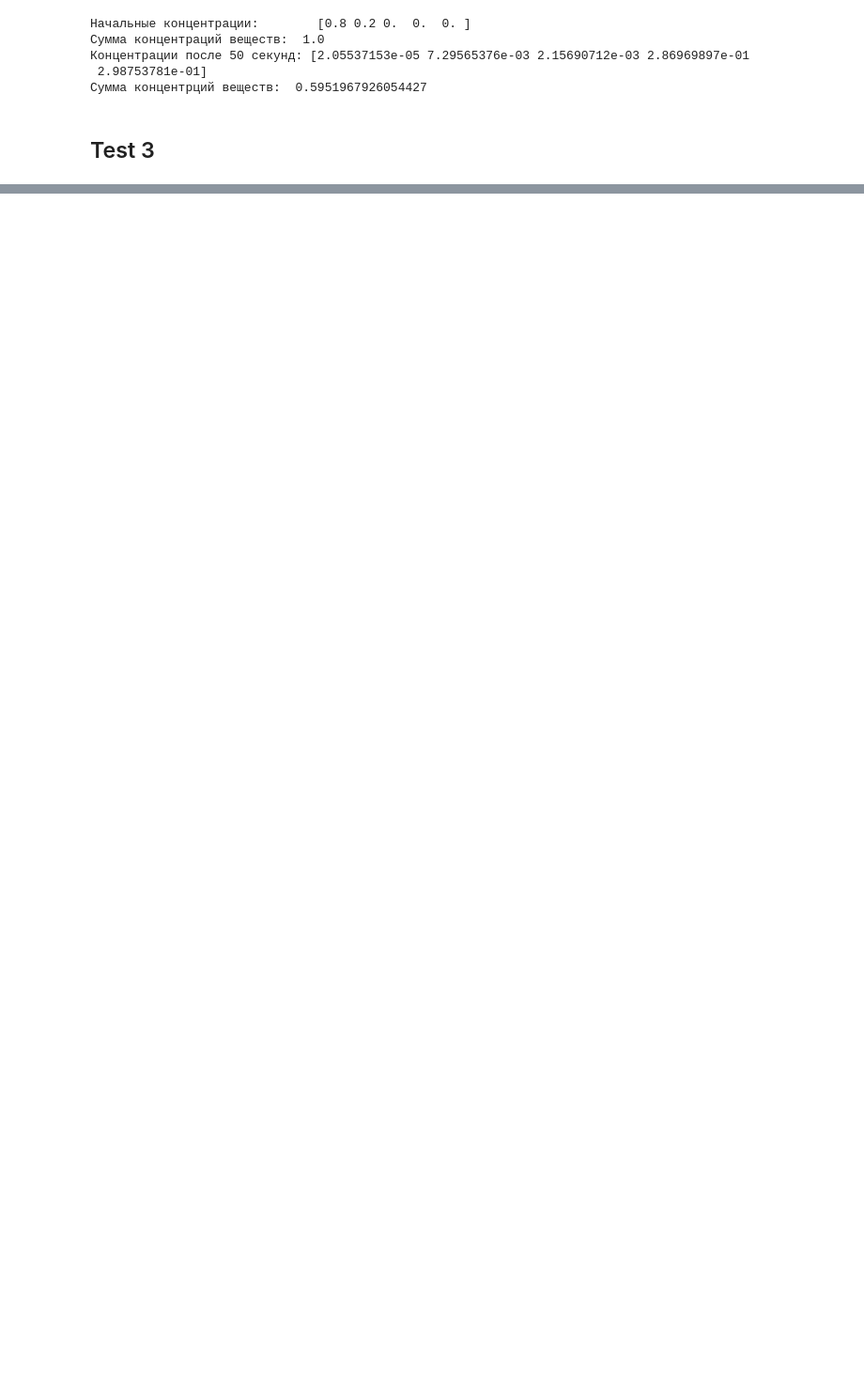
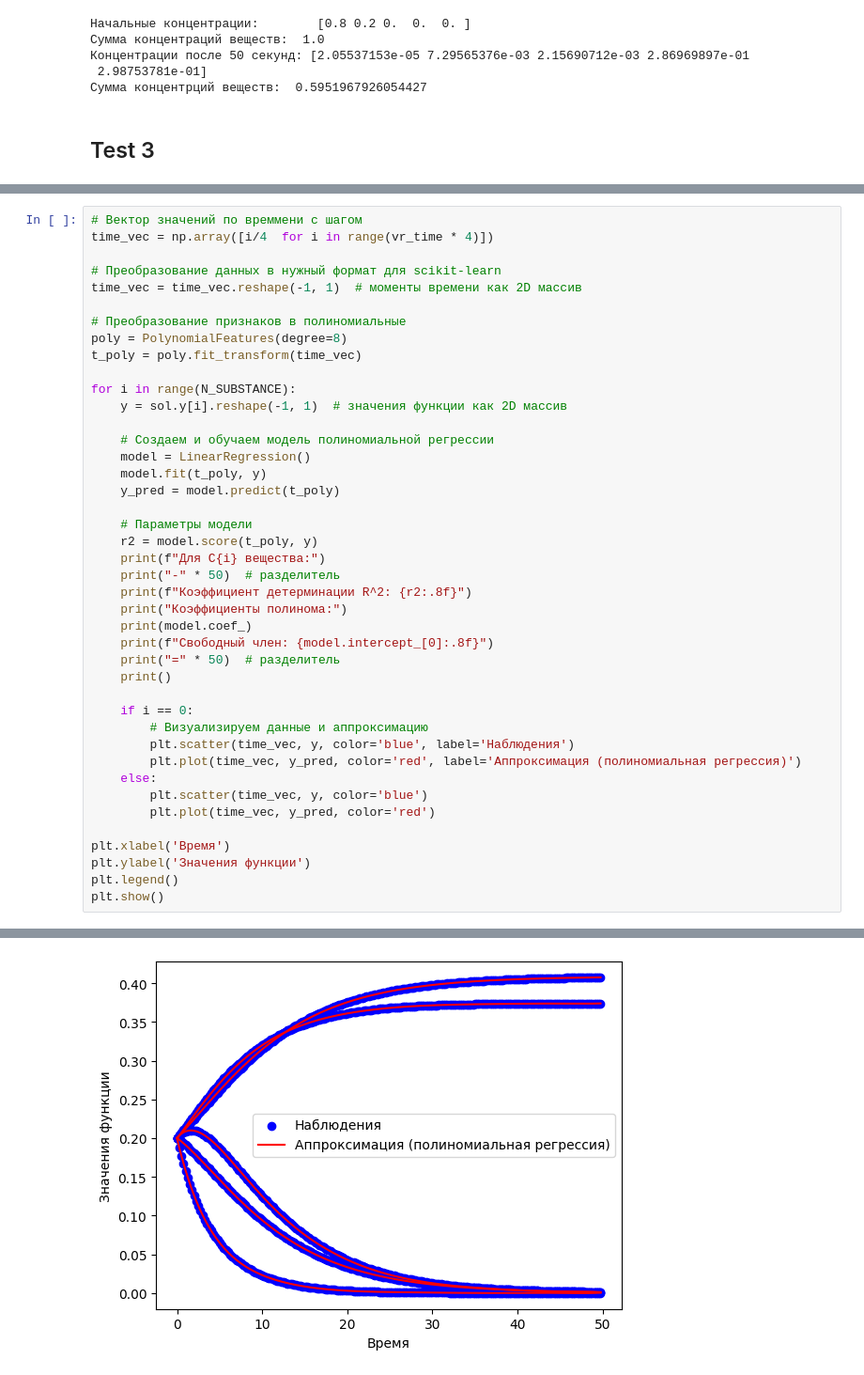
Before and after one commit to Lirik-17/Chemistry, a Jupyter notebook: My_chem_gen/Задача Бориса.ipynb, the cells around one changed output, grey strips where cells are left out. Shown: that part at 94% size. Drawn from its saved outputs; the diff is of its cells as text; blank space fills up the shorter version.

```diff
--- a/My_chem_gen/Задача Бориса.ipynb
+++ b/My_chem_gen/Задача Бориса.ipynb
@@ -297,0 +356,43 @@ print("Сумма концентрций веществ: ", sum(sol.y[:, vr_time
+# %%
+# Вектор значений по времмени с шагом
+time_vec = np.array([i/4  for i in range(vr_time * 4)])
+
+# Преобразование данных в нужный формат для scikit-learn
+time_vec = time_vec.reshape(-1, 1)  # моменты времени как 2D массив
+
+# Преобразование признаков в полиномиальные
+poly = PolynomialFeatures(degree=8)
+t_poly = poly.fit_transform(time_vec)
+
+for i in range(N_SUBSTANCE):
+    y = sol.y[i].reshape(-1, 1)  # значения функции как 2D массив
+
+    # Создаем и обучаем модель полиномиальной регрессии
+    model = LinearRegression()
+    model.fit(t_poly, y)
+    y_pred = model.predict(t_poly)
+
+    # Параметры модели
+    r2 = model.score(t_poly, y)
+    print(f"Для C{i} вещества:")
+    print("-" * 50)  # разделитель
+    print(f"Коэффициент детерминации R^2: {r2:.8f}")
+    print("Коэффициенты полинома:")
+    print(model.coef_)
+    print(f"Свободный член: {model.intercept_[0]:.8f}")
+    print("=" * 50)  # разделитель
+    print()
+
+    if i == 0:
+        # Визуализируем данные и аппроксимацию
+        plt.scatter(time_vec, y, color='blue', label='Наблюдения')
+        plt.plot(time_vec, y_pred, color='red', label='Аппроксимация (полиномиальная регрессия)')
+    else:
+        plt.scatter(time_vec, y, color='blue')
+        plt.plot(time_vec, y_pred, color='red')
+
+plt.xlabel('Время')
+plt.ylabel('Значения функции')
+plt.legend()
+plt.show()
+# %% [output]
@@ -297,0 +416 @@ print("Сумма концентрций веществ: ", sum(sol.y[:, vr_time
+[figure, added]
```
Also changed, not shown: parts of 14 cells of this notebook, 1 other file.
